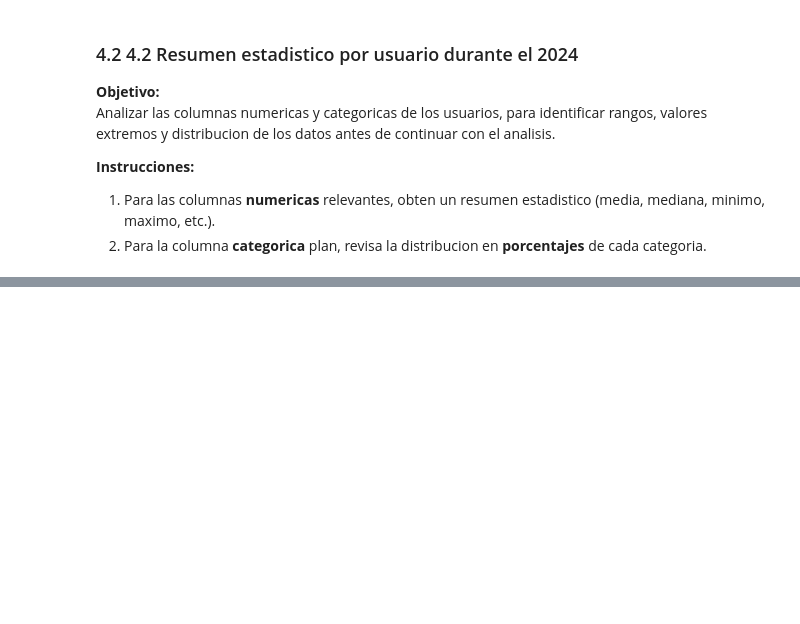
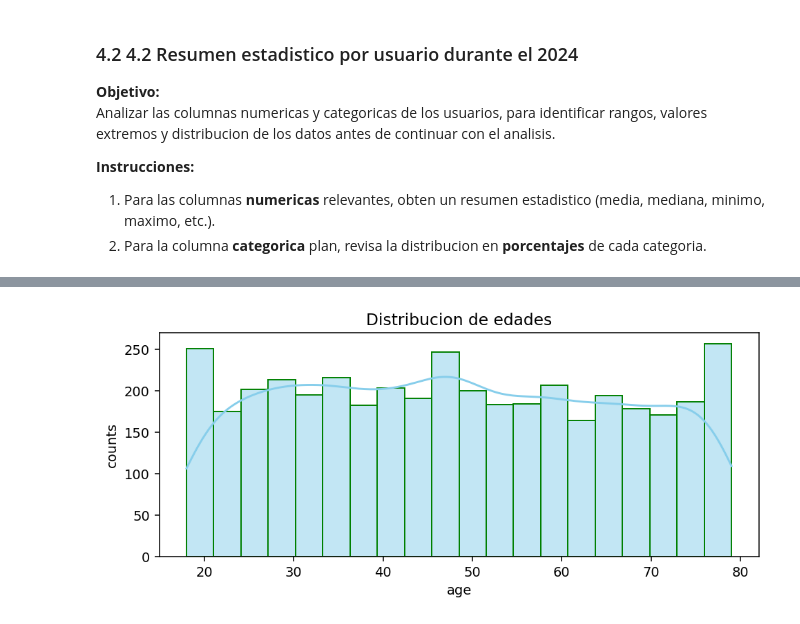
Before and after one commit to kenzoyanome/analisis_telecomunicaciones, a Jupyter notebook: Analisis_Desconnecta.ipynb, the cells around one changed output, grey strips where cells are left out. Drawn from its saved outputs; the diff is of its cells as text; code cells hidden in the pictures; blank space fills up the shorter version.

```diff
--- a/Analisis_Desconnecta.ipynb
+++ b/Analisis_Desconnecta.ipynb
@@ -506,0 +545,10 @@ Analizar las columnas numericas y categoricas de los usuarios, para identificar
+# %%
+# Histograma para visualizar la edad (age)
+plt.figure(figsize=(8,3))
+sns.histplot(user_profile['age'], bins=20, color='skyblue', edgecolor='green', kde=True)
+plt.xlabel('age')
+plt.ylabel('counts')
+plt.title('Distribucion de edades')
+plt.show()
+# %% [output]
+[figure, added]
```
Also changed, not shown: parts of 19 cells of this notebook.
